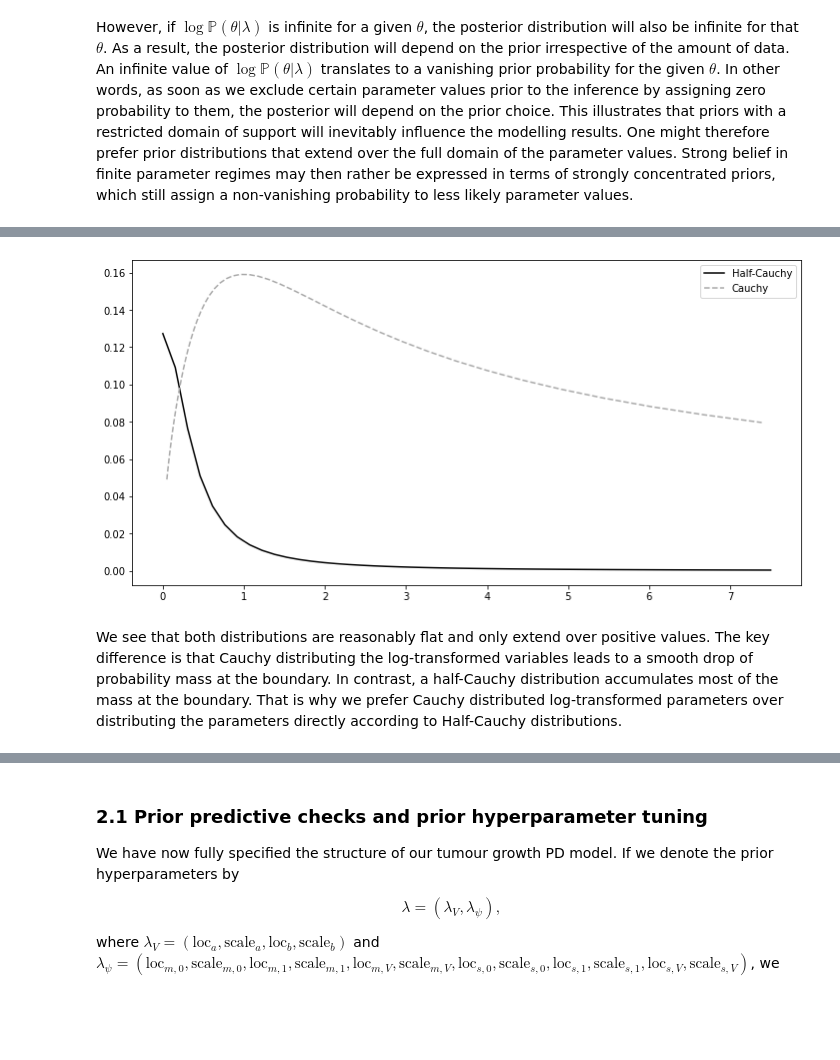
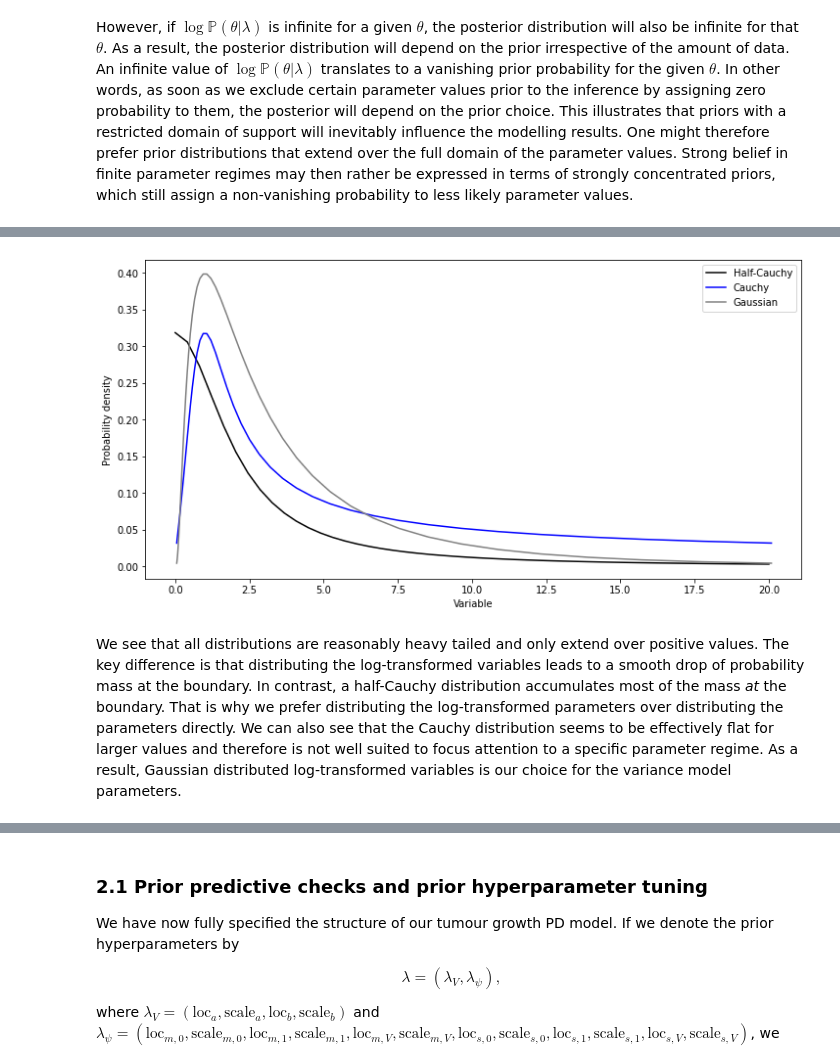
Before and after one commit to DavAug/ErlotinibGefitinib, a Jupyter notebook: control_growth_analysis.ipynb, the cells around one changed output, grey strips where cells are left out. Cells and saved outputs as stored; diff of their text form; code cells hidden in the pictures; blank space fills up the shorter version.

```diff
--- a/control_growth_analysis.ipynb
+++ b/control_growth_analysis.ipynb
@@ -479,42 +481,56 @@ This gives us a set of priors with hyperparameters $\lambda = (\lambda _V, \lamb
 # %%
 #
 # Illustration of a variable x that is Half-Cauchy distributed with mean 0 and scale 10, and a variable y whose logarithm is Cauchy distributed with location 0 and scale 1 (location 0 in logarithm space is location 1 in linear space).
 #
 
 import matplotlib.pyplot as plt
 import numpy as np
-from scipy.stats import cauchy, halfcauchy
+from scipy.stats import cauchy, halfcauchy, norm
 
 
 # Half-Cauchy
-samples_hc = np.linspace(0, 7.5)
-probs_hc = halfcauchy.pdf(samples, scale=5)
+samples_hc = np.linspace(0, 20)
+probs_hc = halfcauchy.pdf(samples_hc, scale=2)
 
 # Cauchy
-log_samples = np.linspace(-3, 2)
-probs_c = cauchy.pdf(log_samples, scale=2)
+log_samples = np.linspace(-3, 3)
+probs_c = cauchy.pdf(log_samples, scale=1)
 
-# transform samples of cauchy distribution back into linear space
+# Transform samples of cauchy distribution back into linear space
 samples_c = np.exp(log_samples)
+
+# Gaussian
+log_samples = np.linspace(-3, 3)
+probs_g = norm.pdf(log_samples, scale=1)
+
+# Transform samples of cauchy distribution back into linear space
+samples_g = np.exp(log_samples)
 
 # Create plot of distribtuions
 fig = plt.figure(figsize=(12, 6))
 
 # Plot Half-Cauchy
 plt.plot(samples_hc, probs_hc, color='black', label='Half-Cauchy')
 
 # Plot Cauchy
-plt.plot(samples_c, probs_c, color='darkgrey', label='Cauchy', linestyle='dashed')
+plt.plot(samples_c, probs_c, color='blue', label='Cauchy')
+
+# Plot Cauchy
+plt.plot(samples_g, probs_g, color='grey', label='Gaussian')
+
+# x and y labels
+plt.xlabel('Variable')
+plt.ylabel('Probability density')
 
 # Make legend
 plt.legend()
 
 # Show plot
 plt.show()
 # %% [output]
-[figure, old version]
+[figure, new version]
 # %% [markdown]
-We see that both distributions are reasonably flat and only extend over positive values. The key difference is that Cauchy distributing the log-transformed variables leads to a smooth drop of probability mass at the boundary. In contrast, a half-Cauchy distribution accumulates most of the mass at the boundary. That is why we prefer Cauchy distributed log-transformed parameters over distributing the parameters directly according to Half-Cauchy distributions.
+We see that all distributions are reasonably heavy tailed and only extend over positive values. The key difference is that distributing the log-transformed variables leads to a smooth drop of probability mass at the boundary. In contrast, a half-Cauchy distribution accumulates most of the mass *at* the boundary. That is why we prefer distributing the log-transformed parameters over distributing the parameters directly. We can also see that the Cauchy distribution seems to be effectively flat for larger values and therefore is not well suited to focus attention to a specific parameter regime. As a result, Gaussian distributed log-transformed variables is our choice for the variance model parameters.
 # %% [markdown]
 ### 3.4 Hyperparameter tuning
 
```
Also changed, not shown: parts of 7 cells of this notebook.
